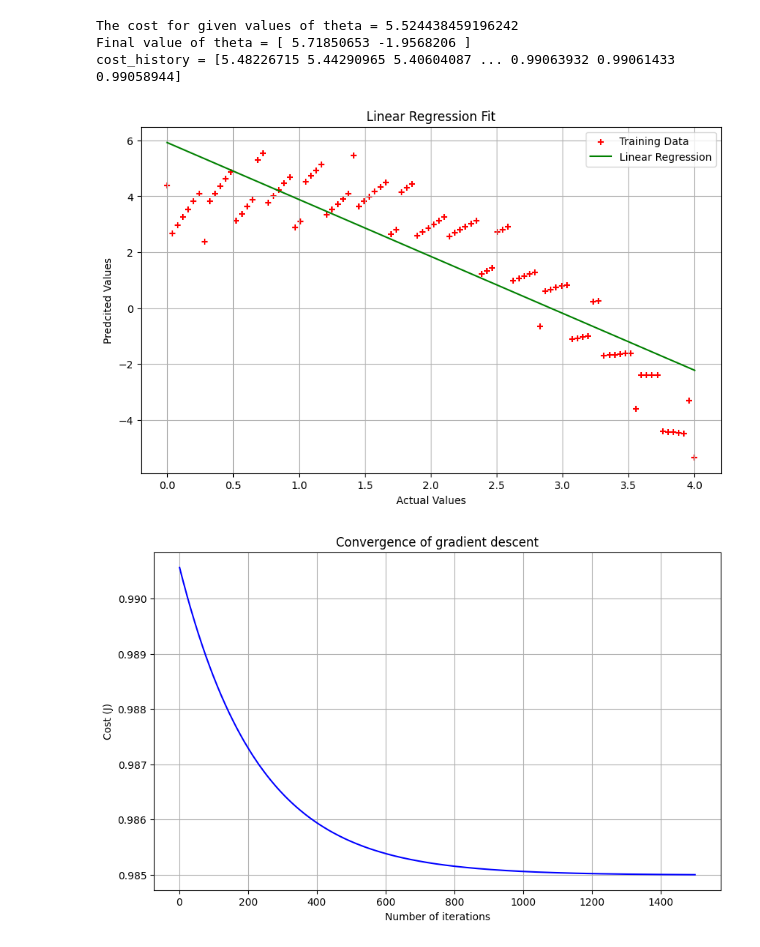
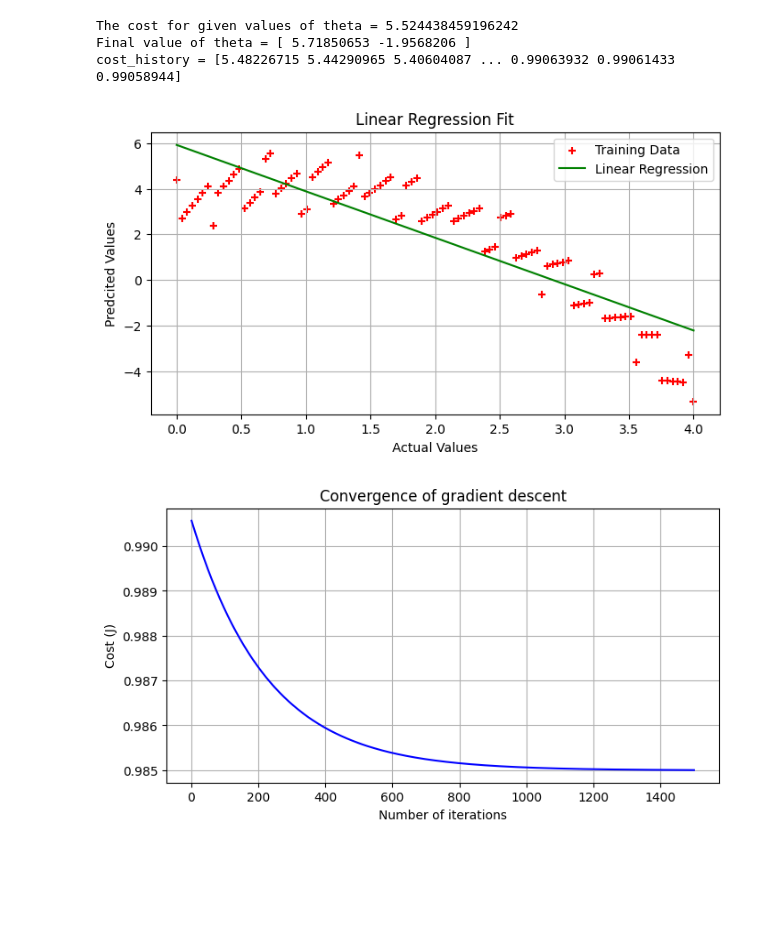
Before and after one commit to ssarker21/Introduction-to-Machine-Learning, a Jupyter notebook: Homework_1/Problem1(a).ipynb, the cells around one changed output. Cells and saved outputs as stored; diff of their text form; code cells hidden in the pictures; blank space fills up the shorter version.

```diff
--- a/Homework_1/Problem1(a).ipynb
+++ b/Homework_1/Problem1(a).ipynb
@@ -64,34 +64,34 @@ theta, cost_history = gradient_descent(X, y, theta, alpha, iterations)
 
 # Scatter plot for the training data
 plt.scatter(X[:, 1], y, color='red', marker='+', label='Training Data')
 
 # Line plot for the linear regression model
 plt.plot(X[:, 1], X.dot(theta), color='green', label='Linear Regression')
 
 # Plot customizations
-plt.rcParams["figure.figsize"] = (10, 6)
+plt.rcParams["figure.figsize"] = (8, 4)
 plt.grid(True)
 plt.xlabel('Actual Values')
 plt.ylabel('Predcited Values')
 plt.title('Linear Regression Fit')
 plt.legend()
 
 # Show the plot
 plt.show()
 
 plt.plot(range(1, iterations + 1), cost_history, color='blue')
-plt.rcParams["figure.figsize"] = (10, 6)
+plt.rcParams["figure.figsize"] = (8, 4)
 plt.grid(True)
 
 plt.xlabel('Number of iterations')
 plt.ylabel('Cost (J)')
 plt.title('Convergence of gradient descent')
 
 # Show the plot
 plt.show()
 # %% [output]
 The cost for given values of theta = 5.524438459196242
 Final value of theta = [ 5.71850653 -1.9568206 ]
 cost_history = [5.48226715 5.44290965 5.40604087 ... 0.99063932 0.99061433 0.99058944]
-[figure, old version]
+[figure, new version]
-[figure, old version]
+[figure, new version]
```
